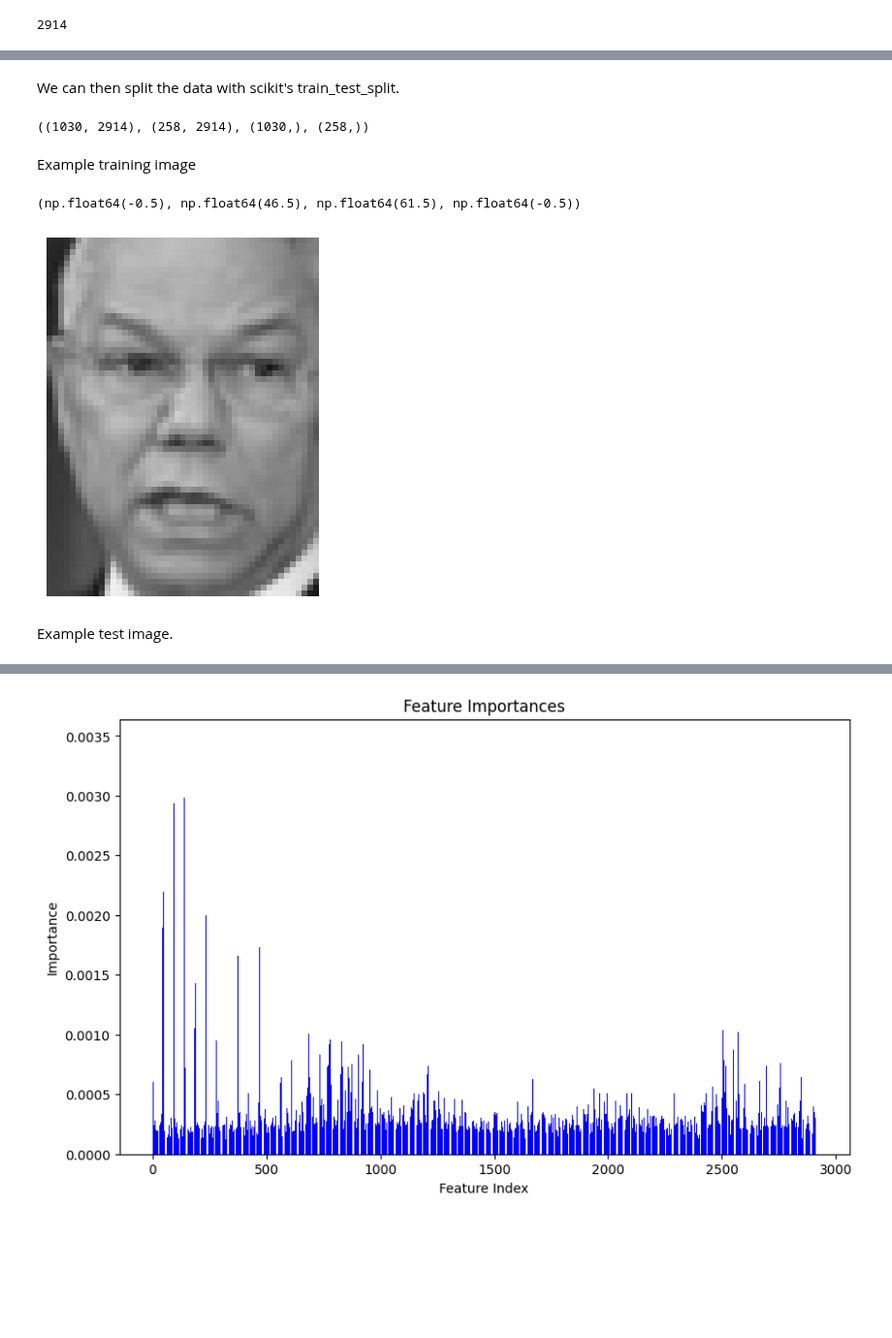
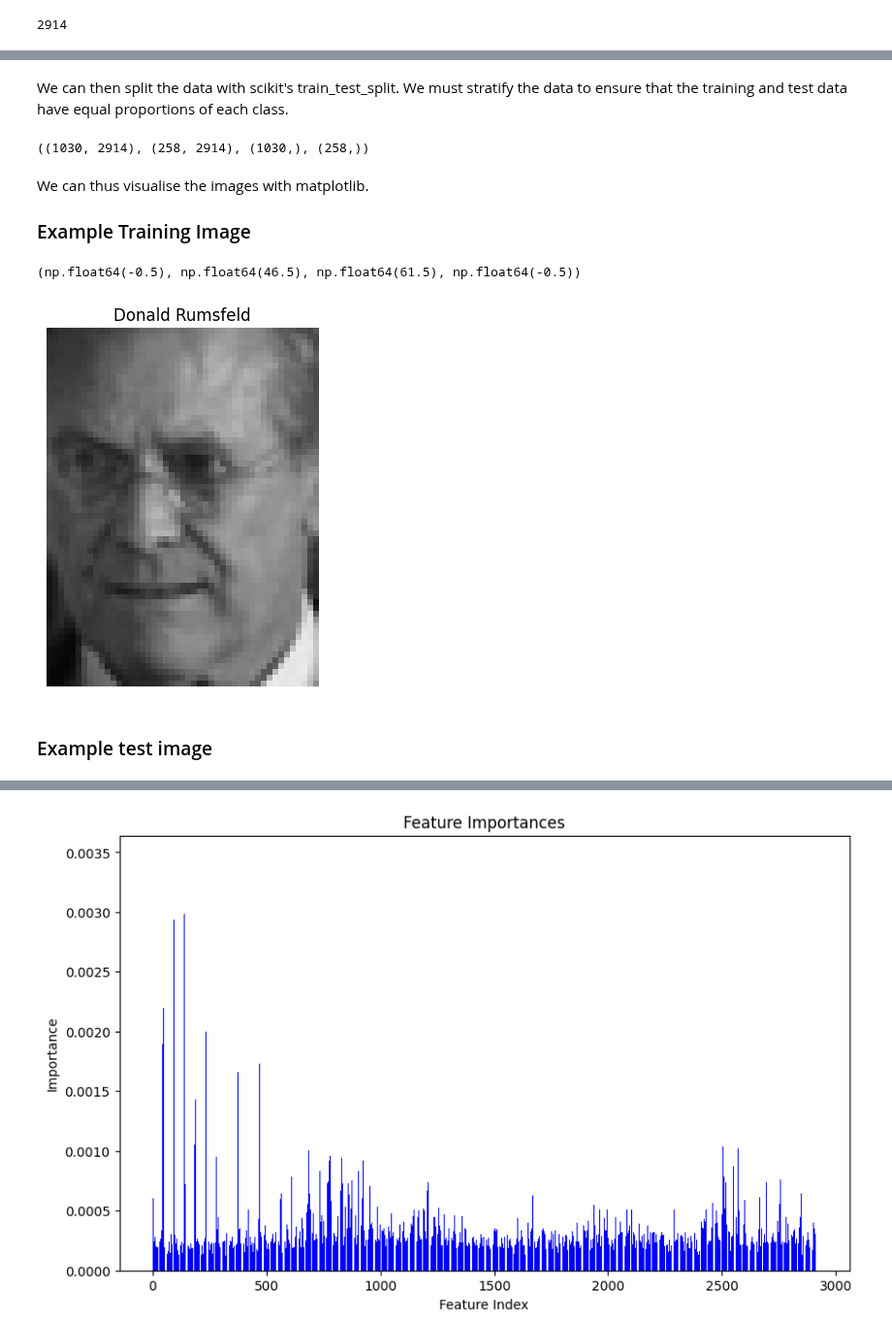
Before and after one commit to Martin-EvansUWA/ML-Project-1, a Jupyter notebook: project2/23621647_assignment2.ipynb, the cells around one changed output, grey strips where cells are left out. Shown at 97% size. Drawn from its saved outputs; the diff is of its cells as text; code cells hidden in the pictures; blank space fills up the shorter version.

```diff
--- a/project2/23621647_assignment2.ipynb
+++ b/project2/23621647_assignment2.ipynb
@@ -200,24 +223,29 @@ print(lfw_people.target_names)
 # %% [markdown]
-We can then split the data with scikit's train_test_split.
+We can then split the data with scikit's train_test_split. We must stratify the data to ensure that the training and test data have equal proportions of each class.
 # %%
 x_train, x_test, y_train, y_test = train_test_split(X, y, test_size=0.2, random_state=42, stratify=y)
 x_train.shape, x_test.shape, y_train.shape, y_test.shape
 # %% [output]
 ((1030, 2914), (258, 2914), (1030,), (258,))
 # %% [markdown]
-Example training image
+We can thus visualise the images with matplotlib.
+
+### Example Training Image
 # %%
 import cv2
 import matplotlib.pyplot as plt
+idx = np.random.randint(0, len(x_train))
+train_img = x_train[idx].reshape(h, w)
+label_idx = y_train[idx]
+train_img = cv2.cvtColor(train_img, cv2.COLOR_BGR2RGB)
 
-train_img = x_train[np.random.randint(0,len(x_train))].reshape(h, w)
-train_img = cv2.cvtColor(train_img, cv2.COLOR_BGR2RGB)
+plt.title(f"{target_names[label_idx]}")
 plt.imshow(train_img)
 plt.axis('off')
 # %% [output]
 (np.float64(-0.5), np.float64(46.5), np.float64(61.5), np.float64(-0.5))
-[figure, old version]
+[figure, new version]
 # %% [markdown]
-Example test image.
+### Example test image
 # %%
 import cv2
```
Also changed, not shown: parts of 28 cells of this notebook.
